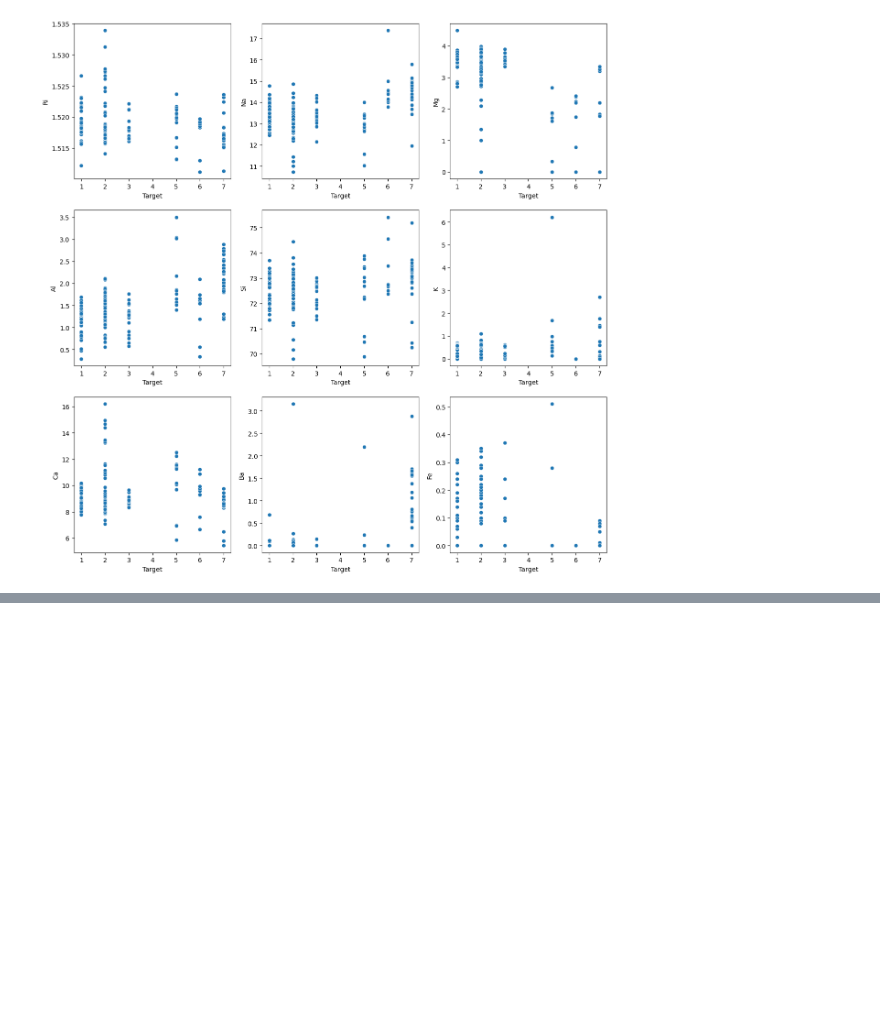
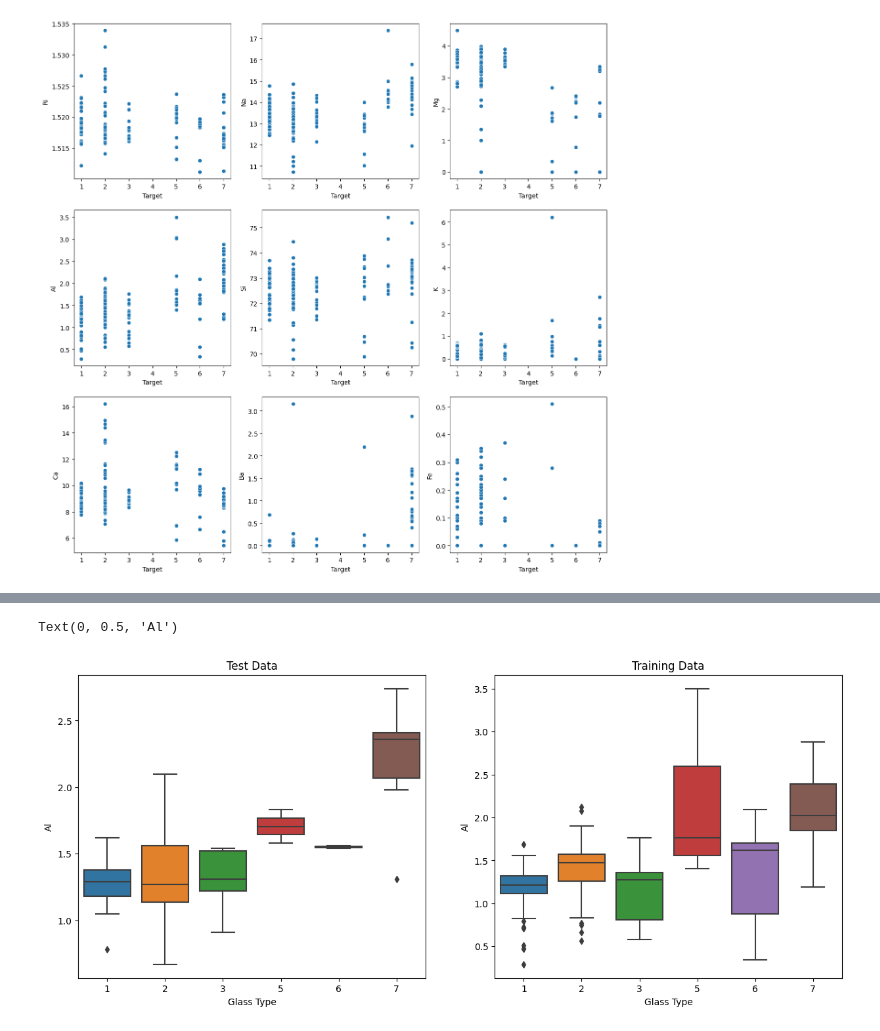
Before and after one commit to AlfieFitch/CS165-Coursework, a Jupyter notebook: Coursework1.ipynb, the cells around one changed output, grey strips where cells are left out. Saved outputs shown, nothing was run; the diff lists cells and outputs as text; code cells hidden in the pictures; blank space fills up the shorter version.

```diff
--- a/Coursework1.ipynb
+++ b/Coursework1.ipynb
@@ -104,0 +265,2 @@ The Scatterplots above give a good understanding of each type composition. For e
+# %%
+data_train, data_test, label_train, label_test = train_test_split(data_frame, label_frame, test_size=0.2, random_state=0)
@@ -104,0 +394,15 @@ The Scatterplots above give a good understanding of each type composition. For e
+# %%
+fig, axs = plt.subplots(1, 2 ,figsize=(15, 6))
+plt.subplot(1,2,1)
+sns.boxplot(x='Target', y='Al', data=data_test)
+plt.title("Test Data")
+plt.xlabel('Glass Type')
+plt.ylabel('Al')
+plt.subplot(1,2,2)
+sns.boxplot(x='Target', y='Al', data=data_train)
+plt.title("Training Data")
+plt.xlabel('Glass Type')
+plt.ylabel('Al')
+# %% [output]
+Text(0, 0.5, 'Al')
+[figure, added]
```
Also changed, not shown: parts of 27 cells of this notebook.
